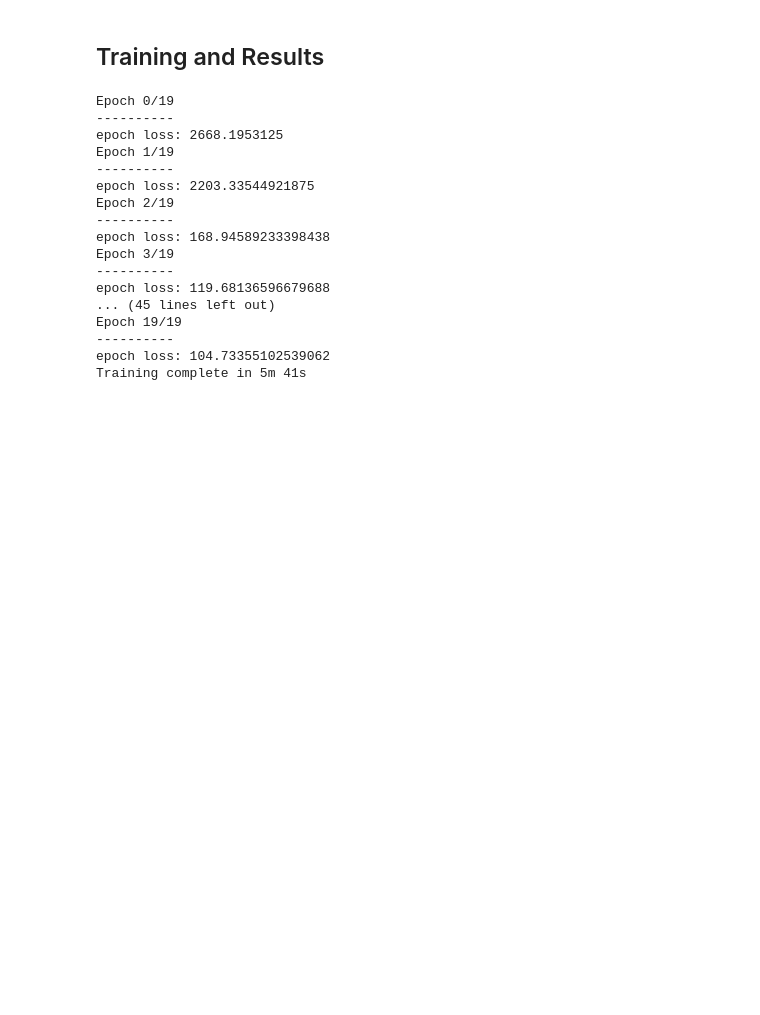
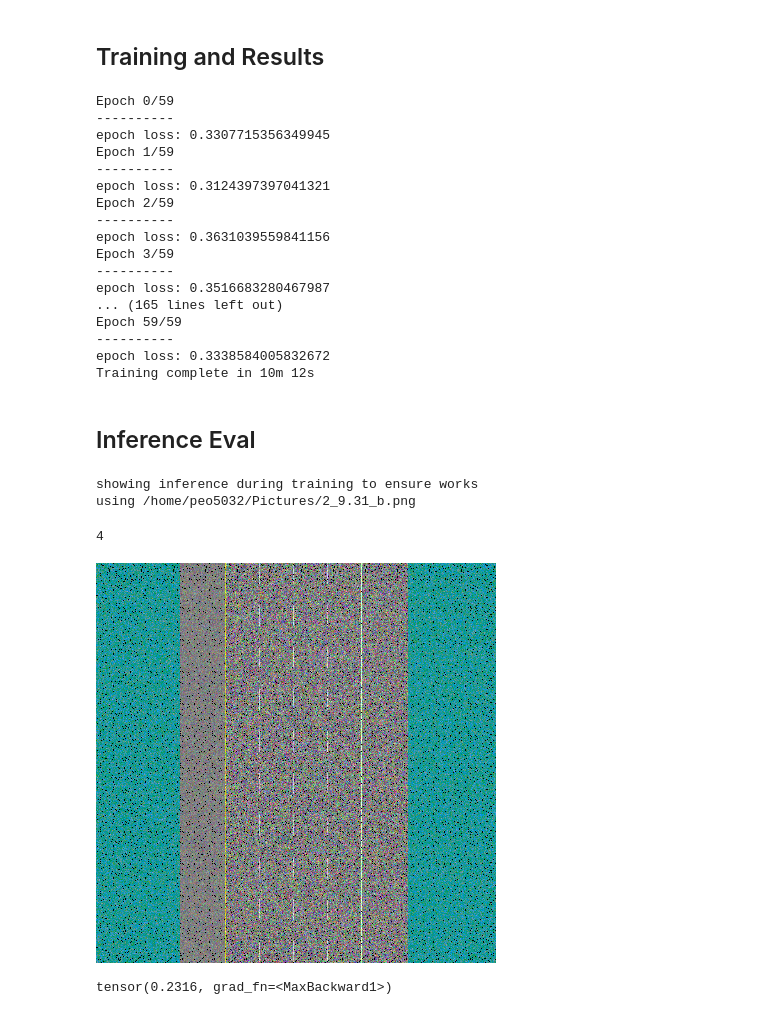
Before and after one commit to iCopyPasta/COMP594, a Jupyter notebook: training_routines/FCN16-Experiment.ipynb, the cells around one changed output. Cells and saved outputs as stored; diff of their text form; code cells hidden in the pictures; blank space fills up the shorter version.

Commit message:
Run Init Training
Experiments with Loss Function, Time, and Initial Weights

```diff
--- a/training_routines/FCN16-Experiment.ipynb
+++ b/training_routines/FCN16-Experiment.ipynb
@@ -61,7 +124,7 @@ class ImageFolderWithPaths(datasets.ImageFolder):
 ## Load Data
 # %%
 imageSize = 400
-batchSize = 2
+batchSize = 1
 data_transforms = transforms.Compose([transforms.Resize([imageSize,imageSize]),transforms.ToTensor()
                                      ])
 
@@ -79,6 +142,8 @@ dataloaders = torch.utils.data.DataLoader(dataset, batch_size = batchSize, shuff
 #groundTruth = tensor
 #label = tensor[0,0]
 #path = tuple list, access each via path[index]
+
+new_road_factory = DrawingWithTensors.datasetFactory()
 # %% [markdown]
 ## Training Routine without Validation Steps
 # %%
@@ -209,22 +306,72 @@ optimizer_ft = optim.Adam(model.parameters(),amsgrad=True)
 # Decay LR by a factor of 0.1 every 3 epochs
 exp_lr_scheduler = lr_scheduler.StepLR(optimizer_ft, step_size=3, gamma=0.1)
 # %%
-model = train_model(model, criterion, optimizer_ft, exp_lr_scheduler)
+model = train_model(model, criterion, optimizer_ft, exp_lr_scheduler, num_epochs=60)
 # %% [output]
-Epoch 0/19
+Epoch 0/59
 ----------
-epoch loss: 2668.1953125
-Epoch 1/19
+epoch loss: 0.3307715356349945
+Epoch 1/59
 ----------
-epoch loss: 2203.33544921875
-Epoch 2/19
+epoch loss: 0.3124397397041321
+Epoch 2/59
 ----------
-epoch loss: 168.94589233398438
-Epoch 3/19
+epoch loss: 0.3631039559841156
+Epoch 3/59
 ----------
-epoch loss: 119.68136596679688
-... (45 lines left out)
-Epoch 19/19
+epoch loss: 0.3516683280467987
+... (165 lines left out)
+Epoch 59/59
 ----------
-epoch loss: 104.73355102539062
-Training complete in 5m 41s
+epoch loss: 0.3338584005832672
+Training complete in 10m 12s
+# %% [markdown]
+## Inference Eval
+# %%
+#show us the goods of our progress
+
+
+
+print("showing inference during training to ensure works")
+print('using /home/peo5032/Pictures/2_9.31_b.png')
+
+
+img = Image.open('/home/peo5032/Pictures/4.png')
+resultTensor = torch.zeros(1,3,400,400)
+
+resultTensor[0] = torchvision.transforms.ToTensor()(torchvision.transforms.Resize([imageSize,imageSize])(img))
+outputs = model(resultTensor)
+# %% [output]
+showing inference during training to ensure works
+using /home/peo5032/Pictures/2_9.31_b.png
+# %%
+def showClassLabaelOnImage(img, tensor, class_label):
+    IMAGE_SIZE = 400
+    imgTMP = img.copy()
+    imgMap = imgTMP.load()
+    class_type_corresponding_channel = new_road_factory.classMap[class_label]
+    print(class_type_corresponding_channel)
+    for i in range(0, IMAGE_SIZE):
+        for j in range(0, IMAGE_SIZE):
+            if tensor[class_type_corresponding_channel, i,j] >= 0.09:
+                #show class label in white
+                imgMap[i,j] = (0,0,0)
+
+    return imgTMP
+# %%
+#0- "background"
+#1- "left-shoulder",
+#2- "left-yellow-line-marker",
+#3- "white-lane-markers",
+#4- "lane",
+#5- "right-white-line-marker",
+#6- "right-shoulder"
+
+showClassLabaelOnImage(img, outputs[0] , "lane")
+# %% [output]
+4
+[figure, added]
+# %%
+torch.max(outputs[0][0])
+# %% [output]
+tensor(0.2316, grad_fn=<MaxBackward1>)
```
Also changed, not shown: parts of 10 cells of this notebook, 3 other files.
